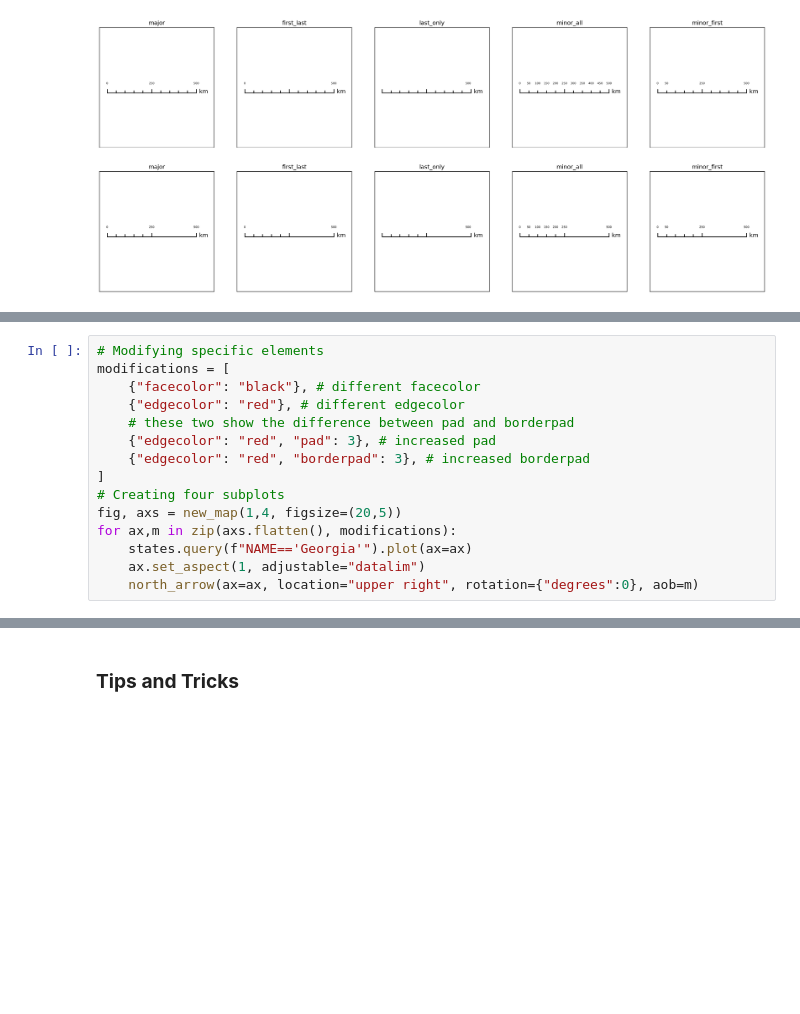
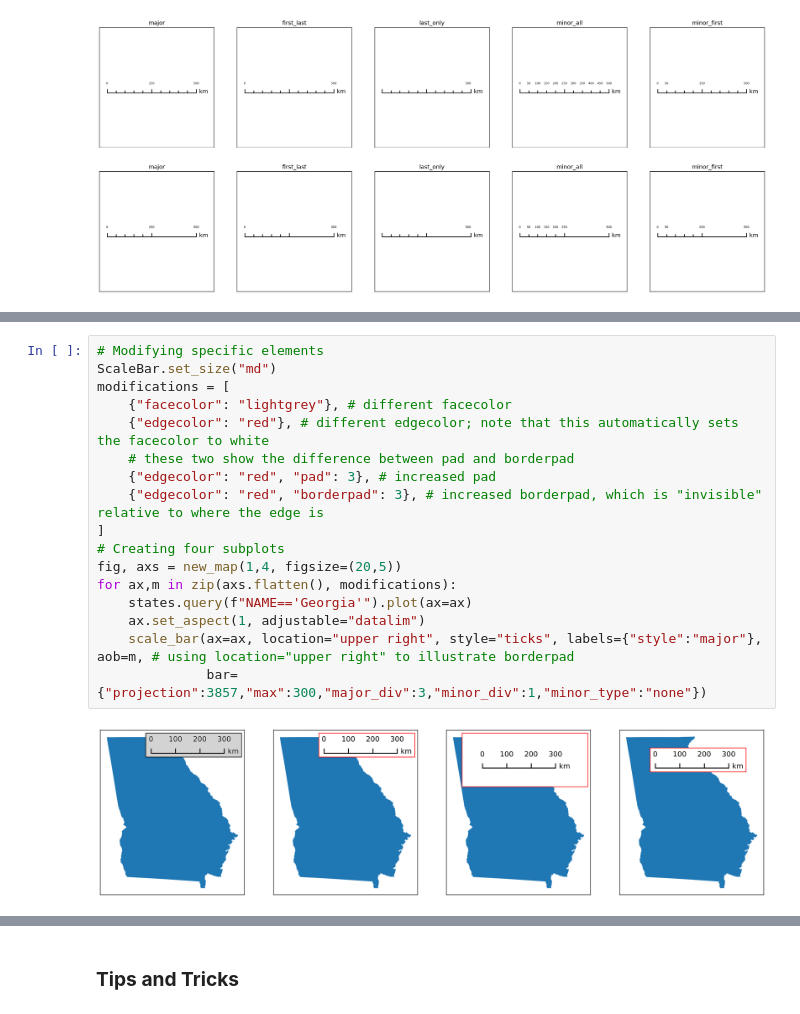
Before and after one commit to moss-xyz/matplotlib-map-utils, a Jupyter notebook: matplotlib_map_utils/docs/howto_scale_bar.ipynb, the cells around one changed output, grey strips where cells are left out. Drawn from its saved outputs; the diff is of its cells as text; blank space fills up the shorter version.

```diff
--- a/matplotlib_map_utils/docs/howto_scale_bar.ipynb
+++ b/matplotlib_map_utils/docs/howto_scale_bar.ipynb
@@ -409,16 +493,20 @@ for ax,m in zip(axs.flatten(), modifications):
 * `bbox_to_anchor` and `bbox_transform`: Used to customize the placement of the `AnchoredOffsetBox`. See *Tips and Tricks* section for details.
 # %%
 # Modifying specific elements
+ScaleBar.set_size("md")
 modifications = [
-    {"facecolor": "black"}, # different facecolor
-    {"edgecolor": "red"}, # different edgecolor
+    {"facecolor": "lightgrey"}, # different facecolor
+    {"edgecolor": "red"}, # different edgecolor; note that this automatically sets the facecolor to white
     # these two show the difference between pad and borderpad
     {"edgecolor": "red", "pad": 3}, # increased pad
-    {"edgecolor": "red", "borderpad": 3}, # increased borderpad
+    {"edgecolor": "red", "borderpad": 3}, # increased borderpad, which is "invisible" relative to where the edge is
 ]
 # Creating four subplots
 fig, axs = new_map(1,4, figsize=(20,5))
 for ax,m in zip(axs.flatten(), modifications):
     states.query(f"NAME=='Georgia'").plot(ax=ax)
     ax.set_aspect(1, adjustable="datalim")
-    north_arrow(ax=ax, location="upper right", rotation={"degrees":0}, aob=m)
+    scale_bar(ax=ax, location="upper right", style="ticks", labels={"style":"major"}, aob=m, # using location="upper right" to illustrate borderpad
+              bar={"projection":3857,"max":300,"major_div":3,"minor_div":1,"minor_type":"none"})
+# %% [output]
+[figure, added]
```
Also changed, not shown: parts of 22 cells of this notebook, 2 other files.
